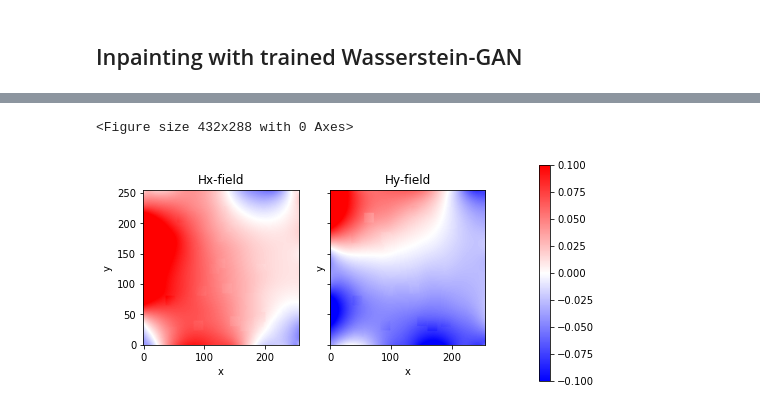
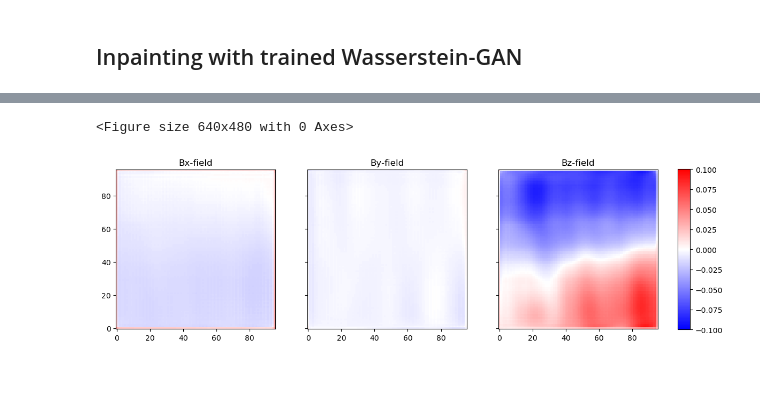
Before and after one commit to spollok/magfield-prediction, a Jupyter notebook: n_wgan_inpainting.ipynb, the cells around one changed output, grey strips where cells are left out. Saved outputs shown, nothing was run; the diff lists cells and outputs as text; code cells hidden in the pictures; blank space fills up the shorter version.

```diff
--- a/n_wgan_inpainting.ipynb
+++ b/n_wgan_inpainting.ipynb
@@ -39,0 +19,5 @@ sample_check(x, v_max=plt_scale)
+# %%
+file = h5py.File('data/bnd_256/magfield_256_large.h5')
+print(file['field'][img_idx,:,:,:,1].shape)
+field = file['field'][img_idx,:,:,:,1]
+sample_check(field, v_max=plt_scale)
@@ -39,0 +28,6 @@ sample_check(x, v_max=plt_scale)
+# %%
+config = get_config(exp_path + '/config.yaml')
+bboxes = random_bbox(config, rng=rng)
+x, mask, orig = mask_image(np.array([field]), bboxes, config, bnd=config['boundary'])
+print(x.shape)
+sample_check(x[0], v_max=plt_scale)
@@ -40,32 +38,18 @@ sample_check(x, v_max=plt_scale)
 # %%
-wgan_dim = field.shape[0]
-if outpaint:
-    if wgan_dim == 2:
-        last_model_name = '../pretrained_model/wgan_2D_out_20_16/gen_best.pt'
-    elif wgan_dim == 3:
-        last_model_name = '../pretrained_model/wgan_3D_out_20_16/gen_best.pt'
-else:
-    if wgan_dim == 2:
-        last_model_name = '../pretrained_model/wgan_2D_160/gen_best.pt'
-    elif wgan_dim == 3:
-        last_model_name = '../pretrained_model/wgan_3D_144/gen_best.pt'
-
-netG = Generator(wgan_dim, cfg['CHAN_NUM'], True, [0])
+last_model_name = exp_path + '/gen_best.pt'
+# Generator(config, coarse_G, use_cuda, device_ids)
+netG = Generator(config['netG'], config['coarse_G'], True, [0])
 netG.load_state_dict(torch.load(last_model_name))
 netG = nn.parallel.DataParallel(netG, device_ids=[0])
-corrupt_t = torch.from_numpy(x.astype('float32')).cuda().unsqueeze(0)
-mask_t = torch.from_numpy(mask.astype('float32')).cuda().unsqueeze(0)
+corrupt_t = torch.from_numpy(x[0].astype('float32')).cuda().unsqueeze(0)
+mask_t = torch.from_numpy(mask[0].astype('float32')).cuda().unsqueeze(0)
 
 # Inference
-if wgan_dim == 3:
-    corrupt_t = torch.concat((corrupt_t, torch.zeros(corrupt_t[0,0].shape).cuda().unsqueeze(0).unsqueeze(0)), dim=1)
-_, out, _ = netG(corrupt_t, mask_t)
+_, out = netG(corrupt_t, mask_t)
 # %%
 out_np = out.squeeze(0).cpu().data.numpy()
-if wgan_dim == 3: out_np = out_np[:2]
-# post_out_np = out_np / np.max(out_np)
-sample_check(out_np * mask + field * (1 - mask), v_max=plt_scale, filename='wgan')
+sample_check(out_np, v_max=plt_scale, filename='wgan')
 # %% [output]
-<Figure size 432x288 with 0 Axes>
+<Figure size 640x480 with 0 Axes>
-[figure, old version]
+[figure, new version]
 # %%
```
Also changed, not shown: parts of 8 cells of this notebook, 4 other files.
